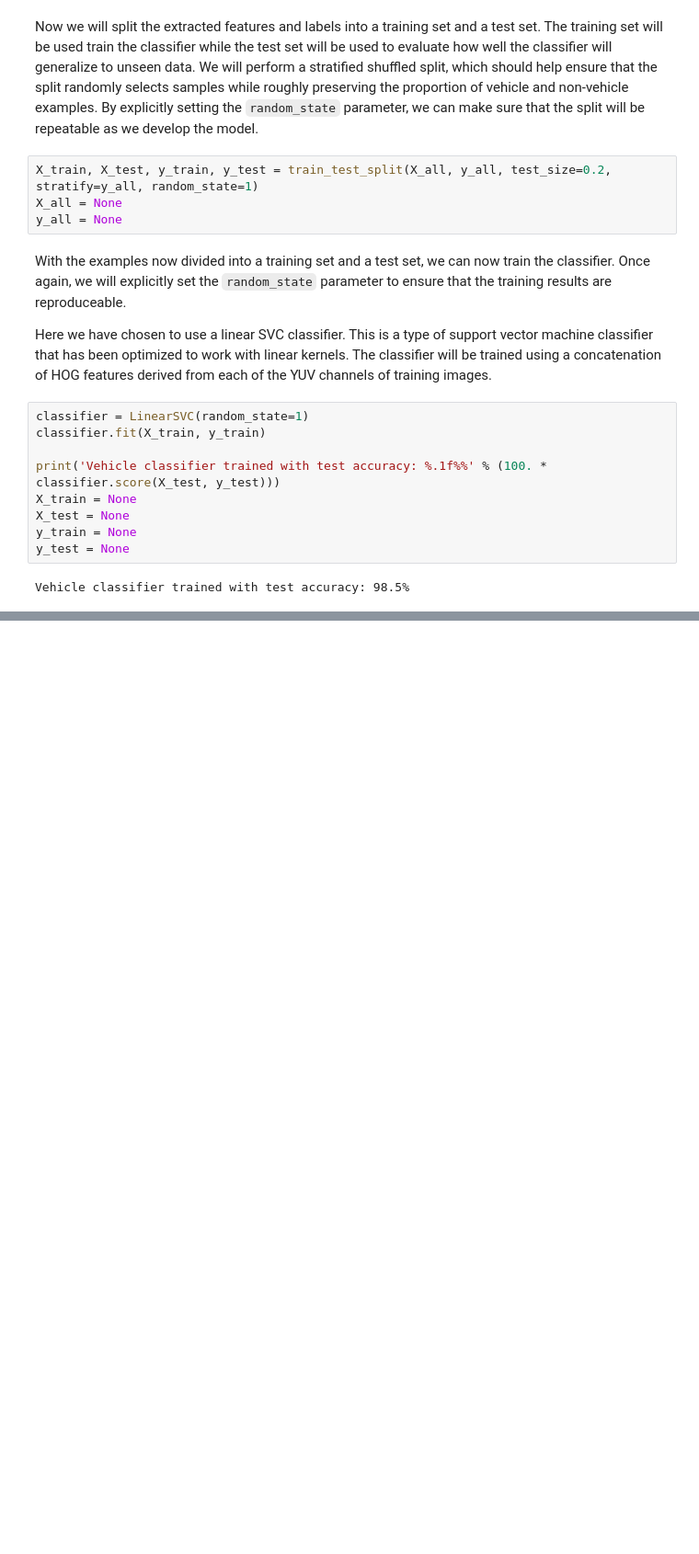
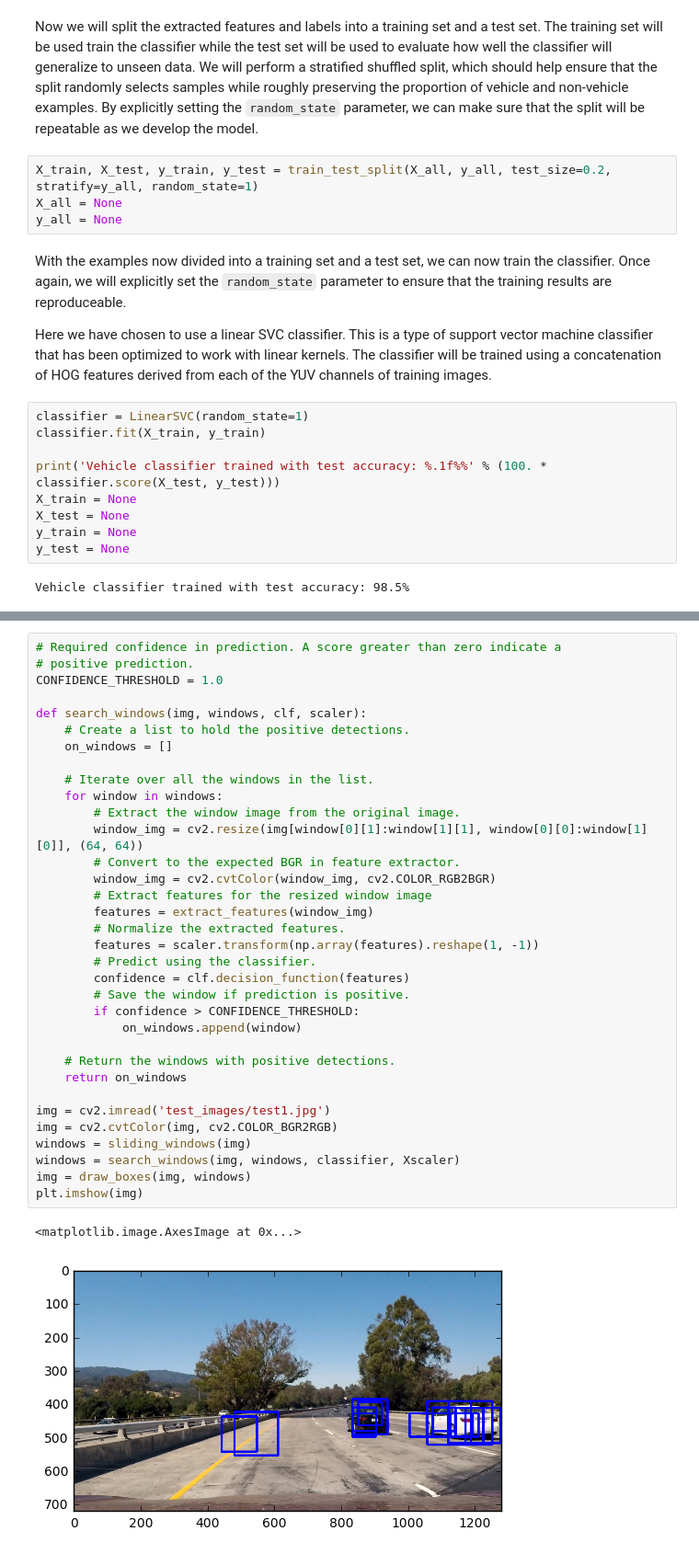
Before and after one commit to rgcottrell/CarND-Vehicle-Detection, a Jupyter notebook: CarND-Vehicle-Detection.ipynb, the cells around one changed output, grey strips where cells are left out. Shown at 92% size. Cells and saved outputs as stored; diff of their text form; blank space fills up the shorter version.

```diff
--- a/CarND-Vehicle-Detection.ipynb
+++ b/CarND-Vehicle-Detection.ipynb
@@ -170,0 +251,37 @@ def pipeline(img):
+# %%
+# Required confidence in prediction. A score greater than zero indicate a
+# positive prediction.
+CONFIDENCE_THRESHOLD = 1.0
+
+def search_windows(img, windows, clf, scaler):
+    # Create a list to hold the positive detections.
+    on_windows = []
+
+    # Iterate over all the windows in the list.
+    for window in windows:
+        # Extract the window image from the original image.
+        window_img = cv2.resize(img[window[0][1]:window[1][1], window[0][0]:window[1][0]], (64, 64))
+        # Convert to the expected BGR in feature extractor.
+        window_img = cv2.cvtColor(window_img, cv2.COLOR_RGB2BGR)
+        # Extract features for the resized window image
+        features = extract_features(window_img)
+        # Normalize the extracted features.
+        features = scaler.transform(np.array(features).reshape(1, -1))
+        # Predict using the classifier.
+        confidence = clf.decision_function(features)
+        # Save the window if prediction is positive.
+        if confidence > CONFIDENCE_THRESHOLD:
+            on_windows.append(window)
+
+    # Return the windows with positive detections.
+    return on_windows
+
+img = cv2.imread('test_images/test1.jpg')
+img = cv2.cvtColor(img, cv2.COLOR_BGR2RGB)
+windows = sliding_windows(img)
+windows = search_windows(img, windows, classifier, Xscaler)
+img = draw_boxes(img, windows)
+plt.imshow(img)
+# %% [output]
+<matplotlib.image.AxesImage at 0x...>
+[figure, added]
```
Also changed, not shown: parts of 24 cells of this notebook, 32 other files.
